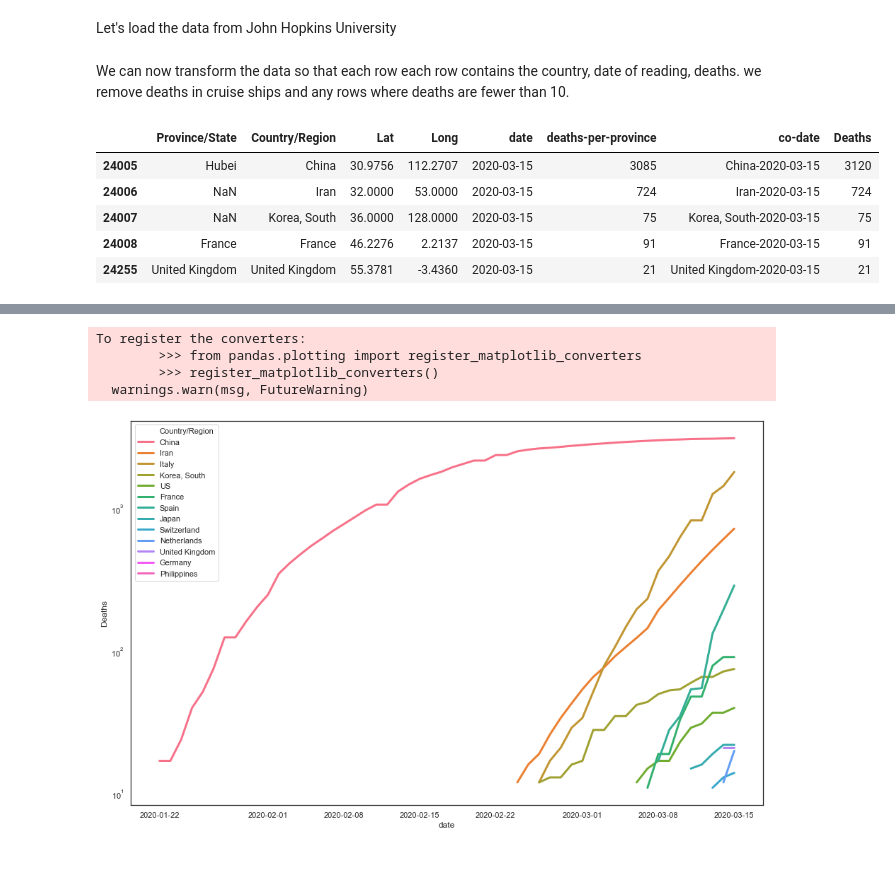
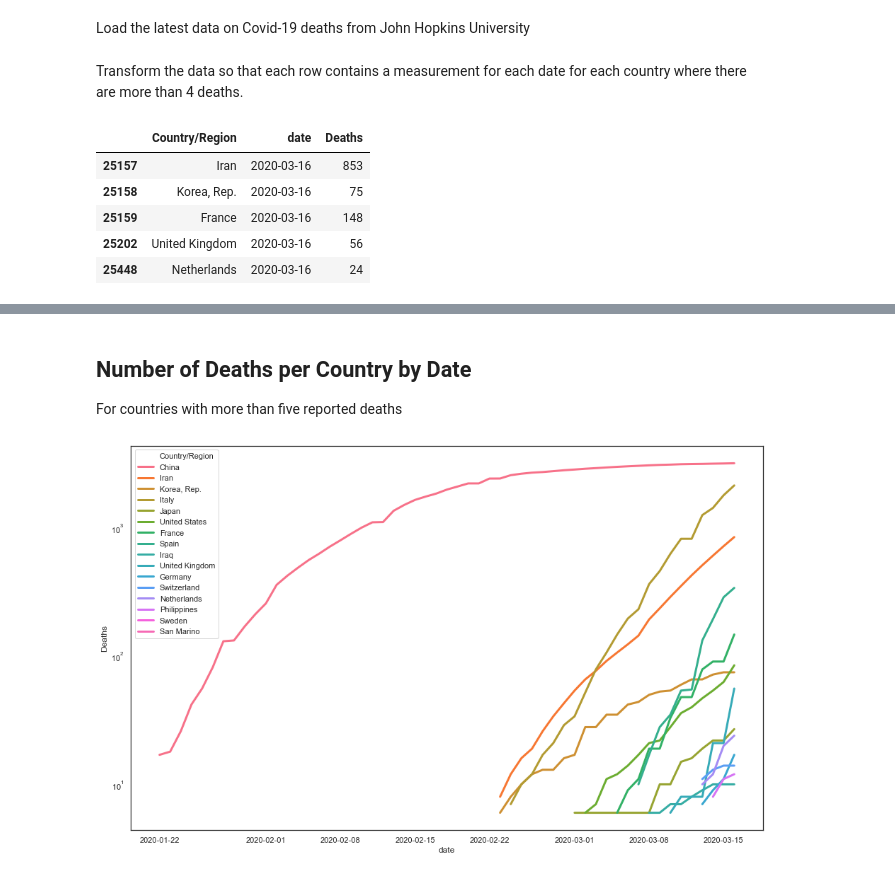
Before and after one commit to andrewl/covid-19, a Jupyter notebook: COVID-19.ipynb, the cells around one changed output, grey strips where cells are left out. Drawn from its saved outputs; the diff is of its cells as text; code cells hidden in the pictures.

```diff
--- a/COVID-19.ipynb
+++ b/COVID-19.ipynb
@@ -31,43 +44,57 @@ def plot_it(x_axis_title, y_axis_title,data):
              data=data)
   g.set_yscale("log")
 # %% [markdown]
-Let's load the data from John Hopkins University
+Load the latest data on Covid-19 deaths from John Hopkins University
 # %%
 df = pd.read_csv("https://raw.githubusercontent.com/CSSEGISandData/COVID-19/master/csse_covid_19_data/csse_covid_19_time_series/time_series_19-covid-Deaths.csv")
-# %% [markdown]
-We can now transform the data so that each row each row contains the country, date of reading, deaths. we remove deaths in cruise ships and any rows where deaths are fewer than 10.
+# %% [markdown]
+Transform the data so that each row contains a measurement for each date for each country where there are more than 4 deaths.
 # %%
 a = df.melt(id_vars=["Province/State", "Country/Region", "Lat", "Long"],
         var_name="date",
         value_name="deaths-per-province")
+
+#fix up some of the data
 a = a.loc[a["Country/Region"] != "Cruise Ship"]
 
+# for some countries the JHU data is broken down by sub-region (eg US state, CN province)
+# aggregate these at the country level
 a['date'] = a['date'].astype('datetime64[ns]')
 a['co-date'] = a['Country/Region'] + "-" + a['date'].astype('str')
-a = a.loc[a["deaths-per-province"]>9]
+#a = a.loc[a["deaths-per-province"]>4]
+a = a.join(a.groupby('co-date')['deaths-per-province'].sum(), on='co-date', rsuffix='-combined')
+a.drop_duplicates(subset = "co-date", keep = 'first', inplace = True)
 
-#a['deaths'] = a.groupby("co-date")["deaths-per-province"].transform('sum')
-a = a.join(a.groupby('co-date')['deaths-per-province'].sum(), on='co-date', rsuffix='-combined')
+# tidy up the data
 a.rename(columns={'deaths-per-province-combined': 'Deaths'}, inplace=True)
+a = a[['Country/Region','date','Deaths']]
 
-a.drop_duplicates(subset = "co-date", keep = 'first', inplace = True)
-a = a.loc[a["Deaths"]>10]
+# normalise names to conform to world bank standards.
+a["Country/Region"][a["Country/Region"]=="US"] = "United States"
+a["Country/Region"][a["Country/Region"]=="Korea, South"]= "Korea, Rep."
+
+a = a.loc[a["Deaths"]>5]
+
+#display the final few records for sanity check
 a.tail(5)
 # %% [output]
-|  | Province/State | Country/Region | Lat | Long | date | deaths-per-province | co-date | Deaths |
-| 24005 | Hubei | China | 30.9756 | 112.2707 | 2020-03-15 | 3085 | China-2020-03-15 | 3120 |
-| 24006 | NaN | Iran | 32.0000 | 53.0000 | 2020-03-15 | 724 | Iran-2020-03-15 | 724 |
-| 24007 | NaN | Korea, South | 36.0000 | 128.0000 | 2020-03-15 | 75 | Korea, South-2020-03-15 | 75 |
-| 24008 | France | France | 46.2276 | 2.2137 | 2020-03-15 | 91 | France-2020-03-15 | 91 |
-| 24255 | United Kingdom | United Kingdom | 55.3781 | -3.4360 | 2020-03-15 | 21 | United Kingdom-2020-03-15 | 21 |
+|  | Country/Region | date | Deaths |
+| 25157 | Iran | 2020-03-16 | 853 |
+| 25158 | Korea, Rep. | 2020-03-16 | 75 |
+| 25159 | France | 2020-03-16 | 148 |
+| 25202 | United Kingdom | 2020-03-16 | 56 |
+| 25448 | Netherlands | 2020-03-16 | 24 |
 # %% [markdown]
 <a id='blah'></a>
+# %% [markdown]
+<a id="date"></a>
+
+Number of Deaths per Country by Date
+--
+
+For countries with more than five reported deaths
 # %%
 plot_it("date","Deaths",a)
 # %% [output]
-To register the converters:
-        >>> from pandas.plotting import register_matplotlib_converters
-        >>> register_matplotlib_converters()
-  warnings.warn(msg, FutureWarning)
-[figure, old version]
+[figure, new version]
 # %%
```
Also changed, not shown: parts of 18 cells of this notebook, 1 other file.
